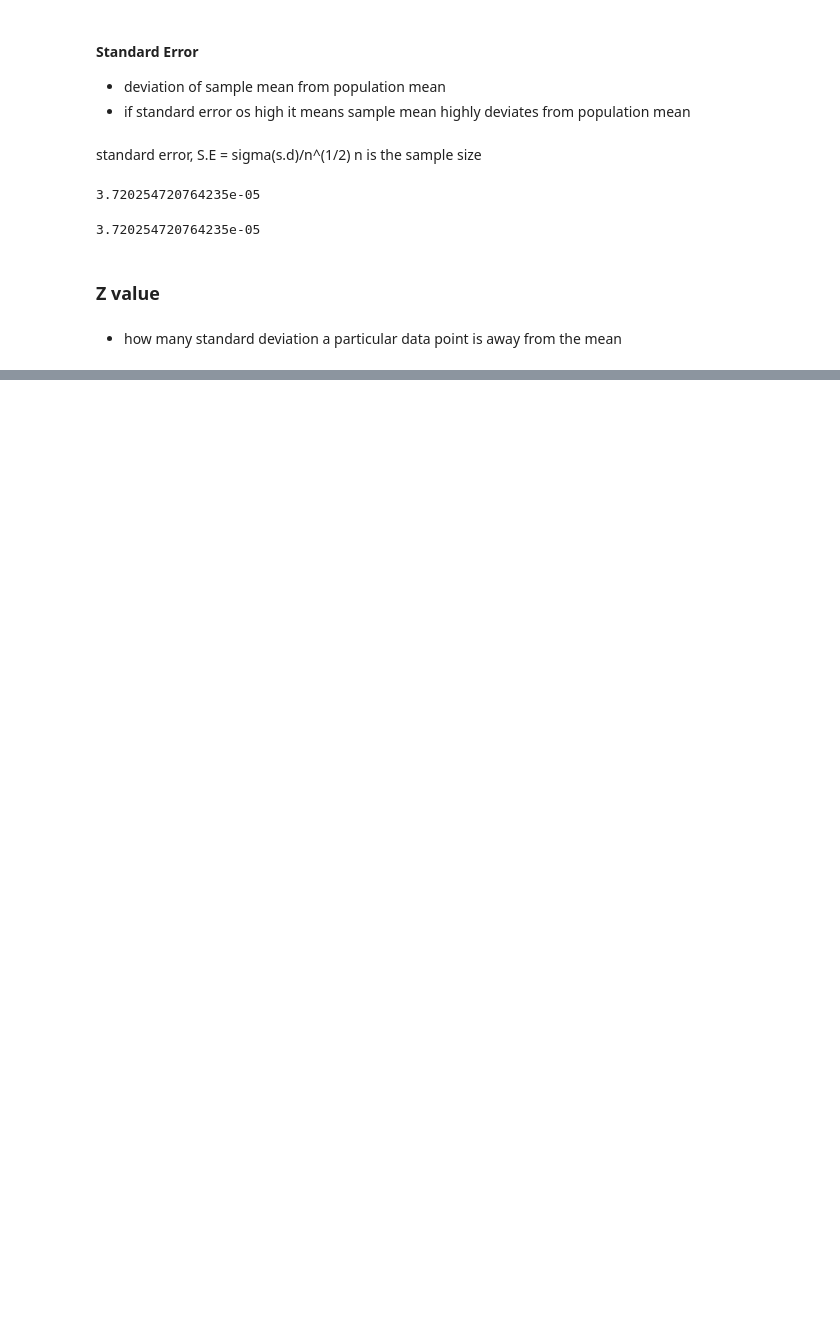
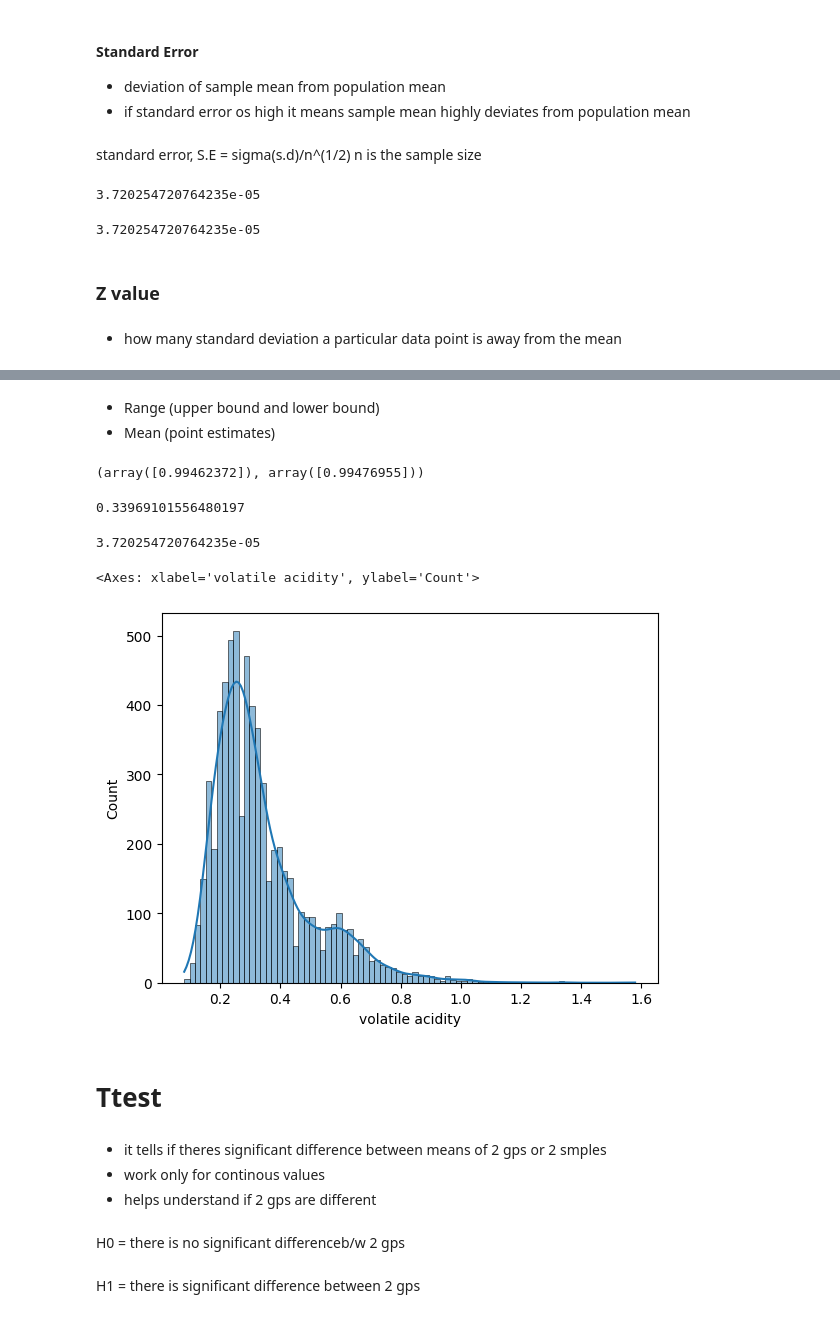
Before and after one commit to Farzinaayub/let-s_AI, a Jupyter notebook: NormalDist.ipynb, the cells around one changed output, grey strips where cells are left out. Drawn from its saved outputs; the diff is of its cells as text; code cells hidden in the pictures; blank space fills up the shorter version.

```diff
--- a/NormalDist.ipynb
+++ b/NormalDist.ipynb
@@ -139,0 +166,11 @@ df['density'].std()/len(df['density'])**(1/2)
+# %% [markdown]
+- Range (upper bound and lower bound)
+- Mean (point estimates)
+# %%
+stats.norm.interval(confidence = 0.95,loc = df[['density']].mean(),scale = stats.sem(df['density']))
+# %% [output]
+(array([0.99462372]), array([0.99476955]))
+# %%
+df['volatile acidity'].mean()
+# %% [output]
+0.33969101556480197
@@ -139,0 +179,19 @@ df['density'].std()/len(df['density'])**(1/2)
+# %%
+se
+# %% [output]
+3.720254720764235e-05
+# %%
+sns.histplot(df['volatile acidity'], kde=True)
+# %% [output]
+<Axes: xlabel='volatile acidity', ylabel='Count'>
+[figure, added]
+# %% [markdown]
+# Ttest
+# %% [markdown]
+- it tells if theres significant difference between means of 2 gps or 2 smples
+- work only for continous values
+- helps understand if 2 gps are different
+# %% [markdown]
+H0 = there is no significant differenceb/w 2 gps
+# %% [markdown]
+H1 = there is significant difference between 2 gps
```
Also changed, not shown: parts of 33 cells of this notebook.
